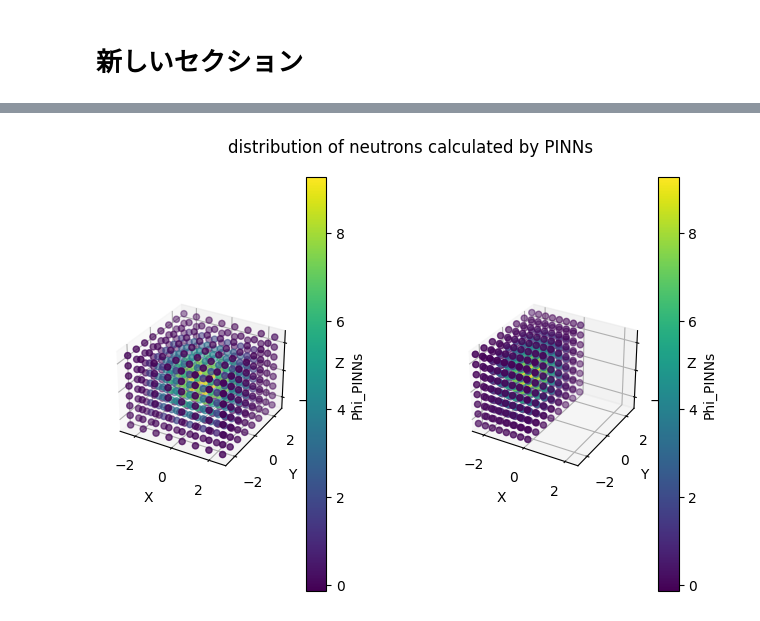
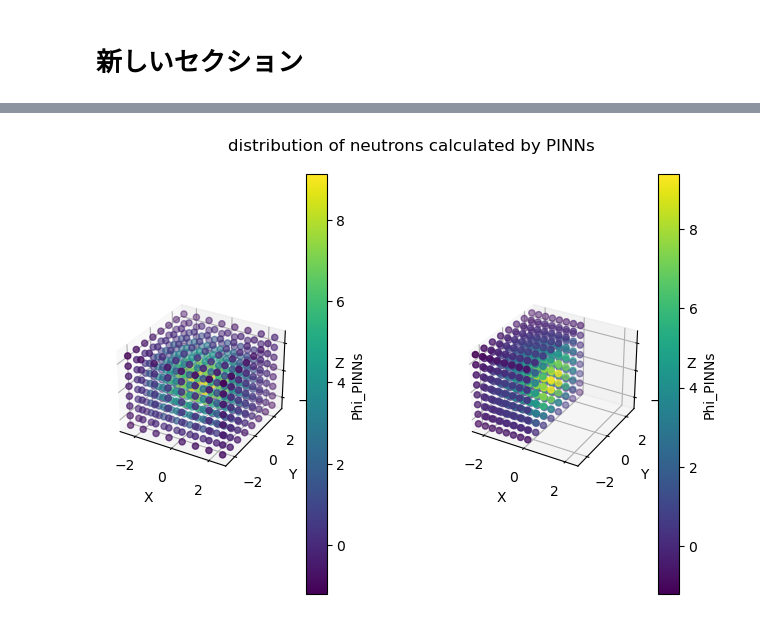
Before and after one commit to blueberrylazjy/Note_of_PINNs, a Jupyter notebook: 3D_Neutron_Diffusion_Equation(Reactor_Core_only).ipynb, the cells around one changed output, grey strips where cells are left out. Cells and saved outputs as stored; diff of their text form; code cells hidden in the pictures.

```diff
--- a/3D_Neutron_Diffusion_Equation(Reactor_Core_only).ipynb
+++ b/3D_Neutron_Diffusion_Equation(Reactor_Core_only).ipynb
@@ -318,10 +318,10 @@ class PhysicsInformedNNs():
             loss12 = self._loss_fn(p_pred, p_data)
             p_pred = self._model([z_boundary_data_x,z_boundary_data_y, z_boundary_data])
             loss13 = self._loss_fn(p_pred, p_data)
+
             loss11 = tf.cast(loss11, dtype=tf.float32)
             loss12 = tf.cast(loss12, dtype=tf.float32)
             loss13 = tf.cast(loss13, dtype=tf.float32)
-
 
             loss1 = loss11 + loss12 + loss13
             loss1 = self.loss_weights[0]*tf.cast(loss1, dtype=tf.float32) # loss at boundaries
@@ -357,7 +357,7 @@ class PhysicsInformedNNs():
             p_pred_pinn = self._model([x_pinn, y_pinn, z_pinn])
             p_pred_pinn = tf.cast(p_pred_pinn, dtype=tf.float32)
 
-            loss_physics = dp_dx2 + dp_dy2 + dp_dz2 +   KB* p_pred_pinn # loss of the PDE
+            loss_physics = dp_dx2 + dp_dy2 + dp_dz2 + KB* p_pred_pinn # loss of the PDE
             loss2 = self._loss_fn(loss_physics, tf.zeros_like(loss_physics)) # MSE of loss_physics; can be replaced with loss_physics^2
             loss2 = self.loss_weights[1]*tf.cast(loss2, dtype=tf.float32)
 
@@ -409,6 +409,7 @@ class PhysicsInformedNNs():
                     self._optimizer.learning_rate.assign(self._optimizer.learning_rate * self.factor)
                     print("current_learning_rate:" , self._optimizer.learning_rate)
                 if self.stopped >20:
+                    self._model.set_weights(self._model_weights_save[2]) # load weights and biases of the best model
                     print('\nLoss of the best model at {0}: {1} '.format(*self._model_weights_save))
                     print("early stopping")
                     break
@@ -505,0 +611,19 @@ KeyboardInterrupt: ignored
+# %%
+# Start timer
+t0 = time()
+
+PINNs = PhysicsInformedNNs(1,1,56,3,8000,[1.0,1.0])
+
+optimizer = tf.keras.optimizers.Adam(learning_rate=3.0e-3)
+loss_fn = tf.keras.losses.MeanSquaredError()
+early_stopping = EarlyStopping(patience=100,verbose=1)
+PINNs.build(optimizer, loss_fn, early_stopping, 0.85)
+
+PINNs.train(x_boundary_data,
+                   x_boundary_data_y, x_boundary_data_z,
+                   y_boundary_data, y_boundary_data_x,
+                   y_boundary_data_z,z_boundary_data,
+                   z_boundary_data_x, z_boundary_data_y,
+                   p_data, x_pinn,y_pinn,z_pinn, KB)
+
+print('\nComputation time: {} seconds'.format(time()-t0))
@@ -510,7 +642,8 @@ def phi_PINNs(x, y, z, a, b, c, phi_0):
     B1 = 3.1415926 / a
     B2 = 3.1415926 / b
     B3 = 3.1415926 / c
-    return PINNs._model.predict([x_test, y_test, z_test])
+    return PINNs._model.predict([x, y, z])
+    #return PINNs._model.predict([x_test, y_test, z_test])
 # %%
 x = np.linspace(-a / 2, a / 2, 8)
 y = np.linspace(-b / 2, b / 2, 8)
@@ -542,7 +675,7 @@ x_test_half, y_test_half, z_test_half = np.meshgrid(x, y, z)
 x_test_half = tf.reshape(x_test_half, [-1,1])
 y_test_half = tf.reshape(y_test_half, [-1,1])
 z_test_half = tf.reshape(z_test_half, [-1,1])
-Phi_PINNs_half = phi_PINNs(x_test_half, x_test_half, z_test_half , a, b, c, phi_0)
+Phi_PINNs_half = phi_PINNs(x_test_half, y_test_half, z_test_half , a, b, c, phi_0)
 
 ax2 = fig.add_subplot(122, projection='3d')
 scatter2 = ax2.scatter(x_test_half, y_test_half, z_test_half, c=Phi_PINNs_half, cmap='viridis')
@@ -564 +697 @@ MSE: 0.0009442162923117368
-[figure, old version]
+[figure, new version]
```
Also changed, not shown: parts of 9 cells of this notebook.
